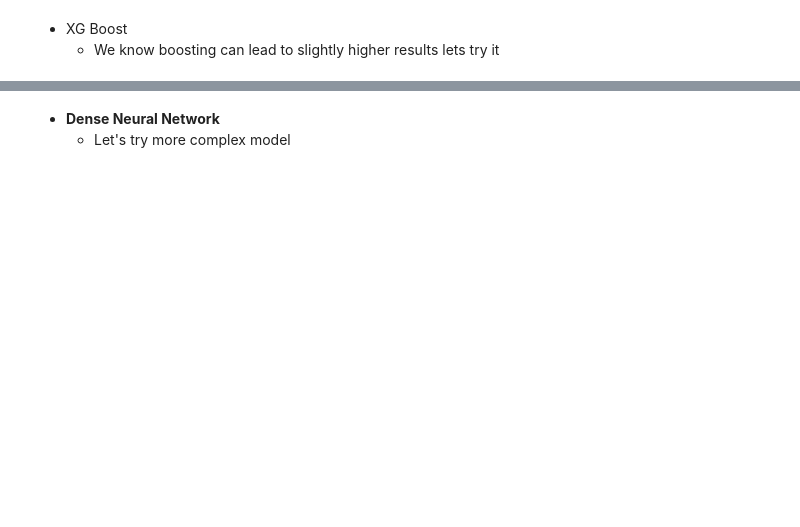
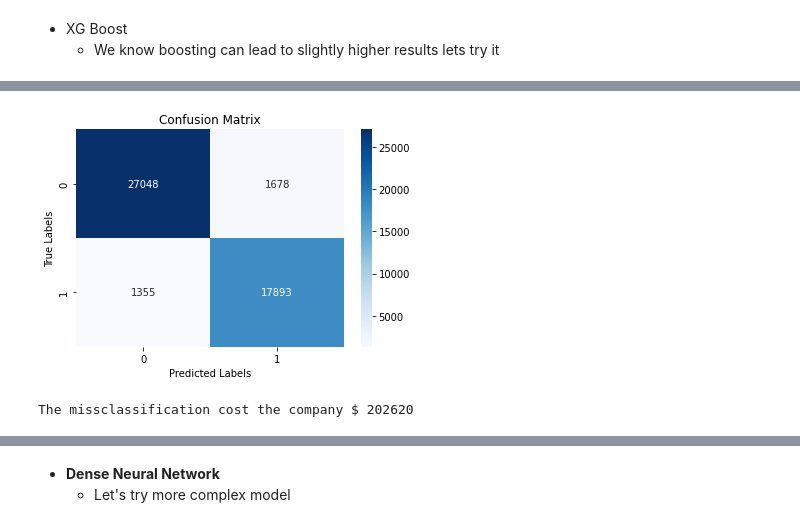
Before and after one commit to lauraah10/QW-Projects, a Jupyter notebook: QW_FinalProject_NN.ipynb, the cells around one changed output, grey strips where cells are left out. Saved outputs shown, nothing was run; the diff lists cells and outputs as text; code cells hidden in the pictures; blank space fills up the shorter version.

```diff
--- a/QW_FinalProject_NN.ipynb
+++ b/QW_FinalProject_NN.ipynb
@@ -375,0 +345,16 @@ Mean AUC (Recall): 0.9138
+# %%
+# Confusion Matrix
+class_names = list(set(data['y']))
+cm=confusion_matrix(y_test, y_pred)
+plt.figure(figsize=(6, 4))
+sns.heatmap(cm, annot=True, cmap='Blues', fmt='d', xticklabels=class_names, yticklabels=class_names)
+plt.xlabel('Predicted Labels')
+plt.ylabel('True Labels')
+plt.title('Confusion Matrix')
+plt.show()
+# %% [output]
+[figure, added]
+# %%
+print("The missclassification cost the company $",(1678*40)+(1355*100))
+# %% [output]
+The missclassification cost the company $ 202620
```
Also changed, not shown: parts of 74 cells of this notebook.
